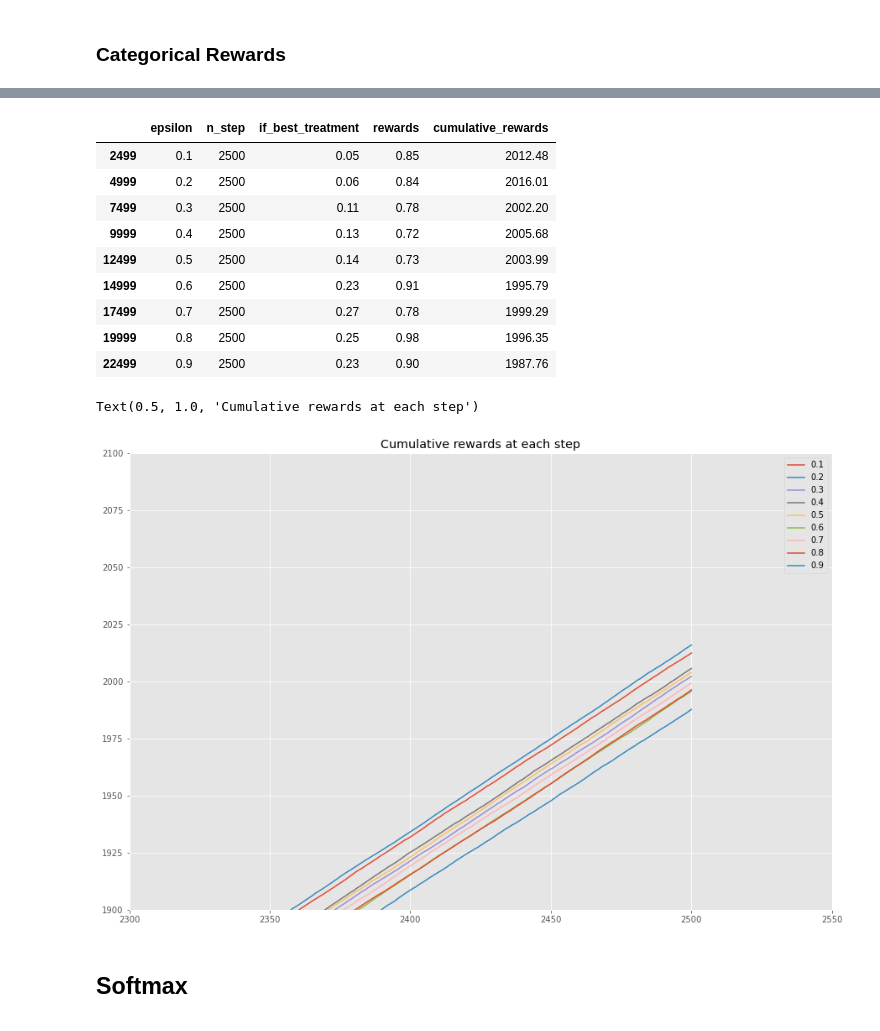
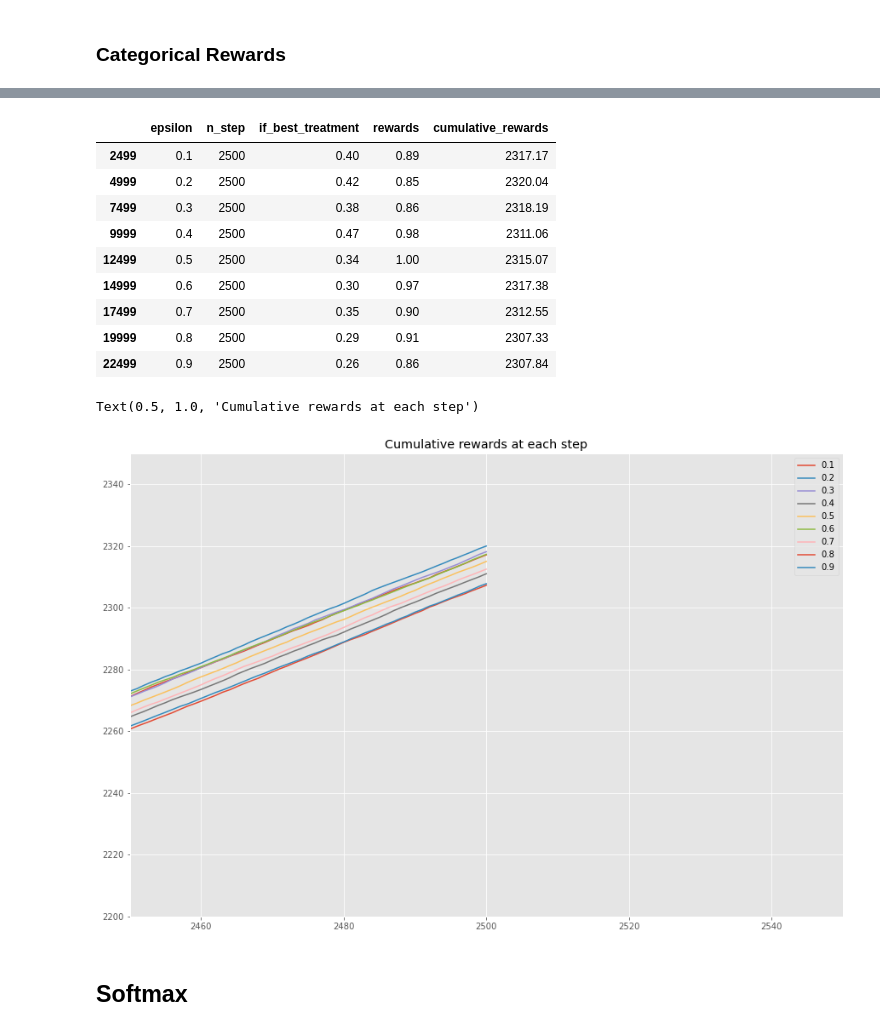
Before and after one commit to ruthkangyr/Clinical-Trials-MAB-Algorithms, a Jupyter notebook: Algorithm/Algorithms Tuning (Updated).ipynb, the cells around one changed output, grey strips where cells are left out. Drawn from its saved outputs; the diff is of its cells as text; code cells hidden in the pictures.

```diff
--- a/Algorithm/Algorithms Tuning (Updated).ipynb
+++ b/Algorithm/Algorithms Tuning (Updated).ipynb
@@ -9,8 +9,8 @@ import matplotlib.pyplot as plt
 import math
 from copy import deepcopy
 # %%
-# logs_df = pd.read_csv("../Data Cleaning/cleaned_dataset.csv")
-logs_df = pd.read_csv("cleaned_dataset.csv")
+logs_df = pd.read_csv("../Data Cleaning/cleaned_dataset.csv")
+# logs_df = pd.read_csv("cleaned_dataset.csv")
 # logs_df = pd.read_csv("cleaned_dataset_all.csv")
 logs_df
 # %% [output]
@@ -330,7 +330,7 @@ def test_algorithm(algo, arms, n_sims, horizon):
 random.seed(4014) # to make sure that I can regenerate the results
 
 # Initialise probabilities
-success_probabilities_ber = [0.6, 0.4, 0.9, 0.8]
+success_probabilities_ber = [0.6, 0.4, 0.8, 0.9]
 
 no_of_treatments = len(success_probabilities_ber)
 test_treatments = list(map(lambda mu: BernoulliArm(mu), success_probabilities_ber))
@@ -359,7 +359,7 @@ all_results_softmax_ber = pd.DataFrame(columns = ["n_sim", "n_step", "chosen_tre
 random.seed(4014) # to make sure that I can regenerate the results
 
 # Initialise probabilities
-success_probabilities_cat = [0.3, 0.6, 0.9, 0.4]
+success_probabilities_cat = [0.7, 0.9, 0.4, 0.1]
 
 treatment_probabilities = [treatment_1_probs, treatment_2_probs, treatment_3_probs, treatment_4_probs]
 
@@ -581,33 +581,33 @@ Text(0.5, 1.0, 'Average rewards at each time step')
 results_plot_epsilon_cat[results_plot_epsilon_cat["n_step"] == 2500]
 # %% [output]
 |  | epsilon | n_step | if_best_treatment | rewards | cumulative_rewards |
-| 2499 | 0.1 | 2500 | 0.05 | 0.85 | 2012.48 |
-| 4999 | 0.2 | 2500 | 0.06 | 0.84 | 2016.01 |
-| 7499 | 0.3 | 2500 | 0.11 | 0.78 | 2002.20 |
-| 9999 | 0.4 | 2500 | 0.13 | 0.72 | 2005.68 |
-| 12499 | 0.5 | 2500 | 0.14 | 0.73 | 2003.99 |
-| 14999 | 0.6 | 2500 | 0.23 | 0.91 | 1995.79 |
-| 17499 | 0.7 | 2500 | 0.27 | 0.78 | 1999.29 |
-| 19999 | 0.8 | 2500 | 0.25 | 0.98 | 1996.35 |
-| 22499 | 0.9 | 2500 | 0.23 | 0.90 | 1987.76 |
+| 2499 | 0.1 | 2500 | 0.40 | 0.89 | 2317.17 |
+| 4999 | 0.2 | 2500 | 0.42 | 0.85 | 2320.04 |
+| 7499 | 0.3 | 2500 | 0.38 | 0.86 | 2318.19 |
+| 9999 | 0.4 | 2500 | 0.47 | 0.98 | 2311.06 |
+| 12499 | 0.5 | 2500 | 0.34 | 1.00 | 2315.07 |
+| 14999 | 0.6 | 2500 | 0.30 | 0.97 | 2317.38 |
+| 17499 | 0.7 | 2500 | 0.35 | 0.90 | 2312.55 |
+| 19999 | 0.8 | 2500 | 0.29 | 0.91 | 2307.33 |
+| 22499 | 0.9 | 2500 | 0.26 | 0.86 | 2307.84 |
 # %%
 # Plot the cumulative rewards at each time step
 plt.style.use('ggplot')
 
 fig = plt.figure(figsize = (15, 10))
 ax = fig.add_subplot(111)
 
 for epsilon in results_plot_epsilon_cat['epsilon'].unique():
     results_epsilon_cat = results_plot_epsilon_cat[results_plot_epsilon_cat['epsilon'] == epsilon]
     ax.plot(results_epsilon_cat['n_step'], results_epsilon_cat['cumulative_rewards'], label = str(epsilon))
 
-plt.xlim(2300, 2550)
-plt.ylim(1900, 2100)
+plt.xlim(2450, 2550)
+plt.ylim(2200, 2350)
 plt.legend()
 plt.title("Cumulative rewards at each step")
 # %% [output]
 Text(0.5, 1.0, 'Cumulative rewards at each step')
-[figure, old version]
+[figure, new version]
 # %% [markdown]
 ## Softmax
 # %% [markdown]
```
Also changed, not shown: parts of 24 cells of this notebook, 1 other file.
